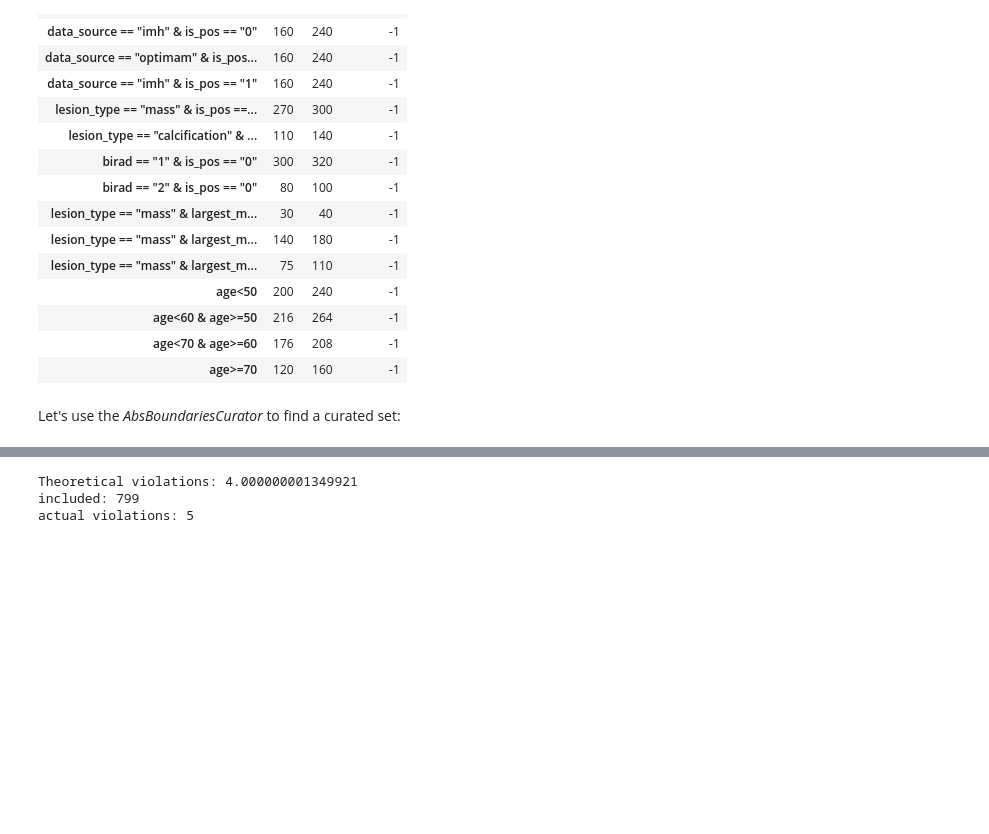
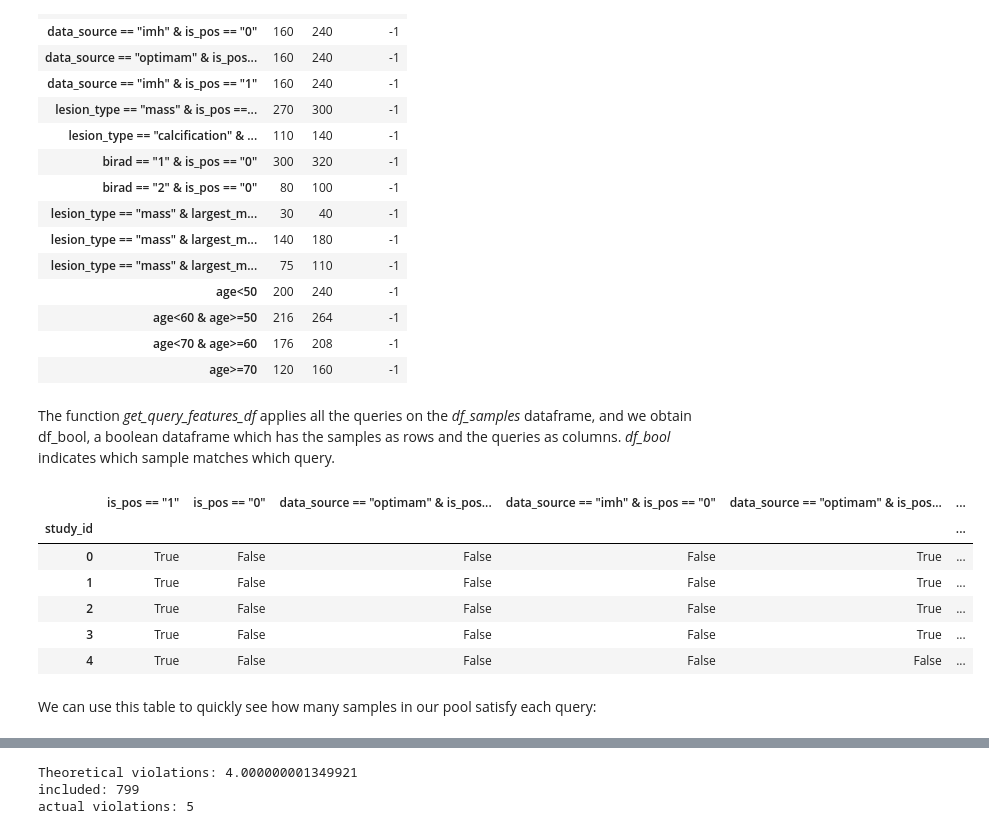
Before and after one commit to jonilaserson/curation_magic, a Jupyter notebook: index.ipynb, the cells around one changed output, grey strips where cells are left out. Drawn from its saved outputs; the diff is of its cells as text; code cells hidden in the pictures; blank space fills up the shorter version.

```diff
--- a/index.ipynb
+++ b/index.ipynb
@@ -68,5 +65,18 @@ df_cond_abs
 | age<60 & age>=50 | 216 | 264 | -1 |
 | age<70 & age>=60 | 176 | 208 | -1 |
 | age>=70 | 120 | 160 | -1 |
-# %% [markdown]
-Let's use the *AbsBoundariesCurator* to find a curated set:
+# %% [markdown]
+The function *get_query_features_df* applies all the queries on the *df_samples* dataframe, and we obtain df_bool, a boolean dataframe which has the samples as rows and the queries as columns. *df_bool* indicates which sample matches which query.
+# %%
+df_bool = curator.get_query_features_df(df_samples, df_cond_abs.index)
+df_bool.head()
+# %% [output]
+|  | is_pos == "1" | is_pos == "0" | data_source == "optimam" & is_pos... | data_source == "imh" & is_pos == "0" | data_source == "optimam" & is_pos... | ... |
+| study_id |  |  |  |  |  | ... |
+| 0 | True | False | False | False | True | ... |
+| 1 | True | False | False | False | True | ... |
+| 2 | True | False | False | False | True | ... |
+| 3 | True | False | False | False | True | ... |
+| 4 | True | False | False | False | False | ... |
+# %% [markdown]
+We can use this table to quickly see how many samples in our pool satisfy each query:
```
Also changed, not shown: parts of 11 cells of this notebook, 5 other files.
